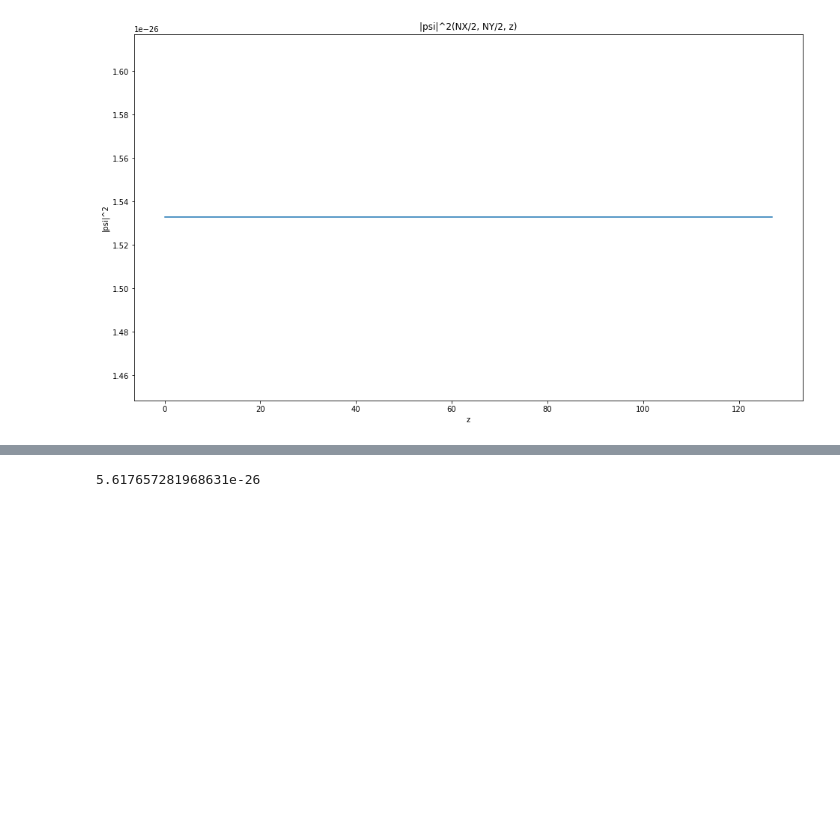
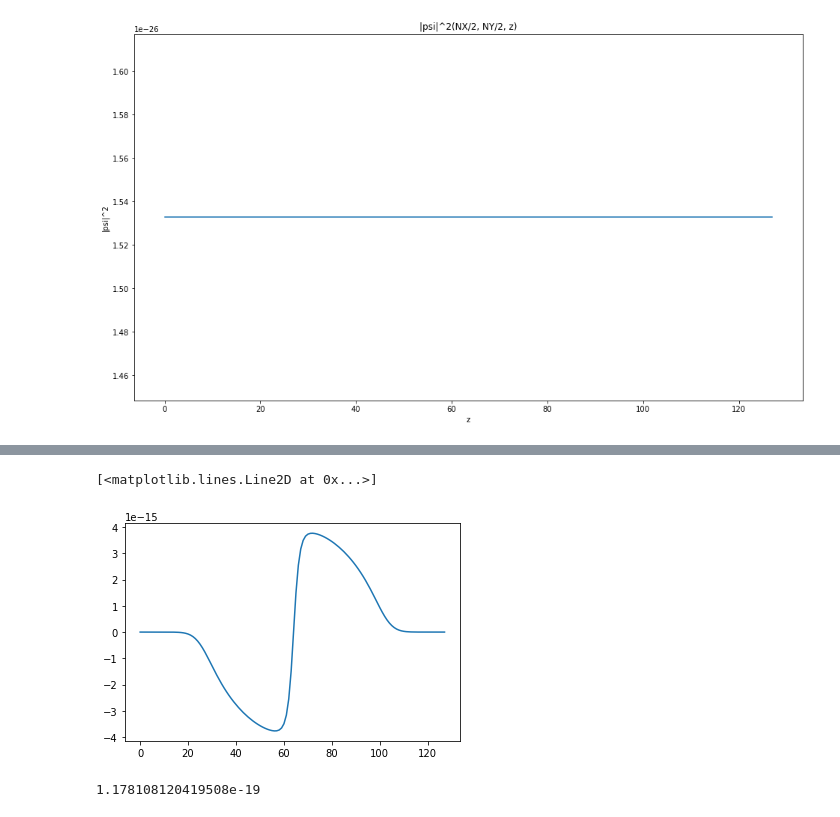
Before and after one commit to KacperSkelnik/Numerical_wave_function_superfluid_system, a Jupyter notebook: second_task.ipynb, the cells around one changed output, grey strips where cells are left out. Saved outputs shown, nothing was run; the diff lists cells and outputs as text; code cells hidden in the pictures; blank space fills up the shorter version.

```diff
--- a/second_task.ipynb
+++ b/second_task.ipynb
@@ -93,6 +106,6 @@ np.shape(div)
 # %%
 def calculate_J2(Psi):
-    J = ((h_bar/(2*m))*(np.multiply(np.conj(Psi),divergence(Psi))-np.multiply(Psi,divergence(np.conj(Psi)))))
+    J = ((h_bar/(2*m*1j))*(np.multiply(np.conj(Psi),divergence(Psi))-np.multiply(Psi,divergence(np.conj(Psi)))))
 
     return J
 # %%
@@ -120,3 +152,8 @@ plot(j_znorm, "|j|(NX/2, NY/2, z)", "z", "|j|", "j_z")
+# %%
+plt.plot(j_z)
+# %% [output]
+[<matplotlib.lines.Line2D at 0x...>]
+[figure, added]
 # %%
 Psi_norm_2 = [[x,y,z] for x,y,z in zip(Psi_pow_x,Psi_pow_y,Psi_pow_z)]
 # %%
@@ -129,12 +166,12 @@ def Rho_calc(Psi_norm):
         Y += y
         Z += z
 
-    return X*Y*Z
+    return NX*NY*NZ*X*Y*Z
 
 Rho = Rho_calc(Psi_norm_2)
 Rho
 # %% [output]
-5.617657281968631e-26
+1.178108120419508e-19
 # %%
 j_norm = [[x,y,z] for x,y,z in zip(j_xnorm, j_ynorm, j_znorm)]
 
```
Also changed, not shown: parts of 15 cells of this notebook.
